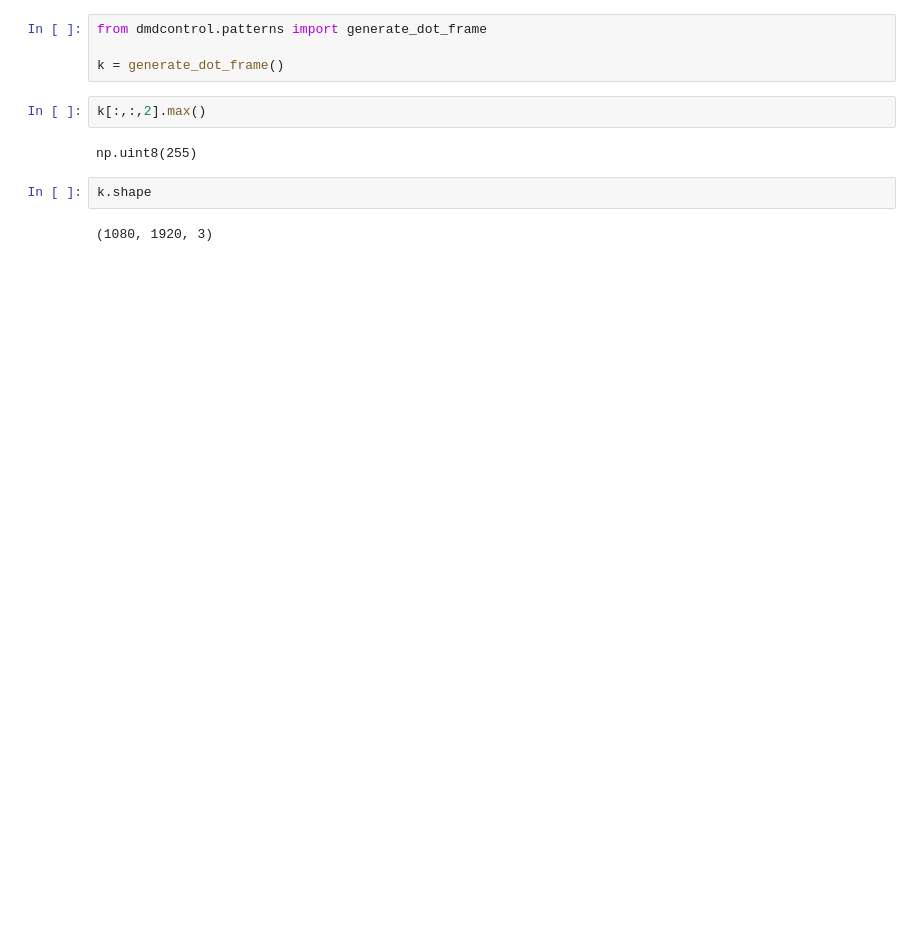
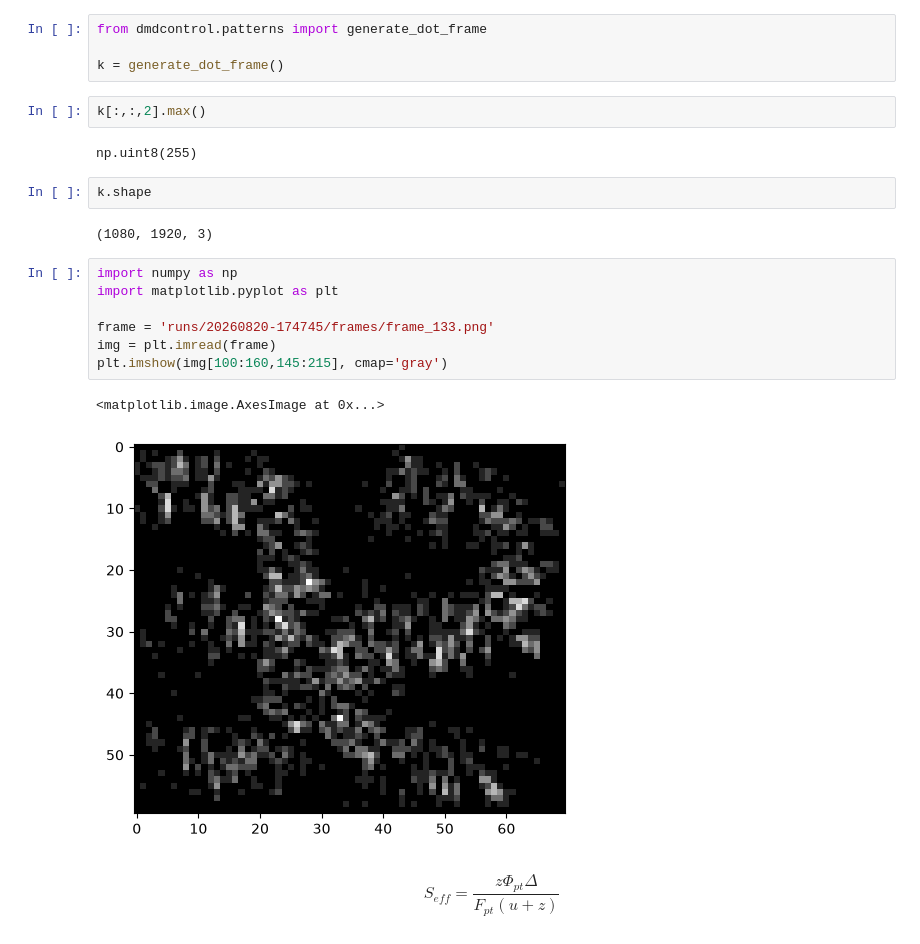
Before and after one commit to importly/dmdcontrol, a Jupyter notebook: timestamps.ipynb, the cells around one changed output. Cells and saved outputs as stored; diff of their text form; blank space fills up the shorter version.

```diff
--- a/timestamps.ipynb
+++ b/timestamps.ipynb
@@ -76,3 +76,15 @@ np.uint8(255)
 k.shape
 # %% [output]
 (1080, 1920, 3)
+# %%
+import numpy as np
+import matplotlib.pyplot as plt
+
+frame = 'runs/20260820-174745/frames/frame_133.png'
+img = plt.imread(frame)
+plt.imshow(img[100:160,145:215], cmap='gray')
+# %% [output]
+<matplotlib.image.AxesImage at 0x...>
+[figure, added]
+# %% [markdown]
+$$S_{eff} = \frac{z \Phi_{pt} \Delta}{F_{pt} (u+z)}$$
```
Also changed, not shown: parts of 5 cells of this notebook, 4 other files.
